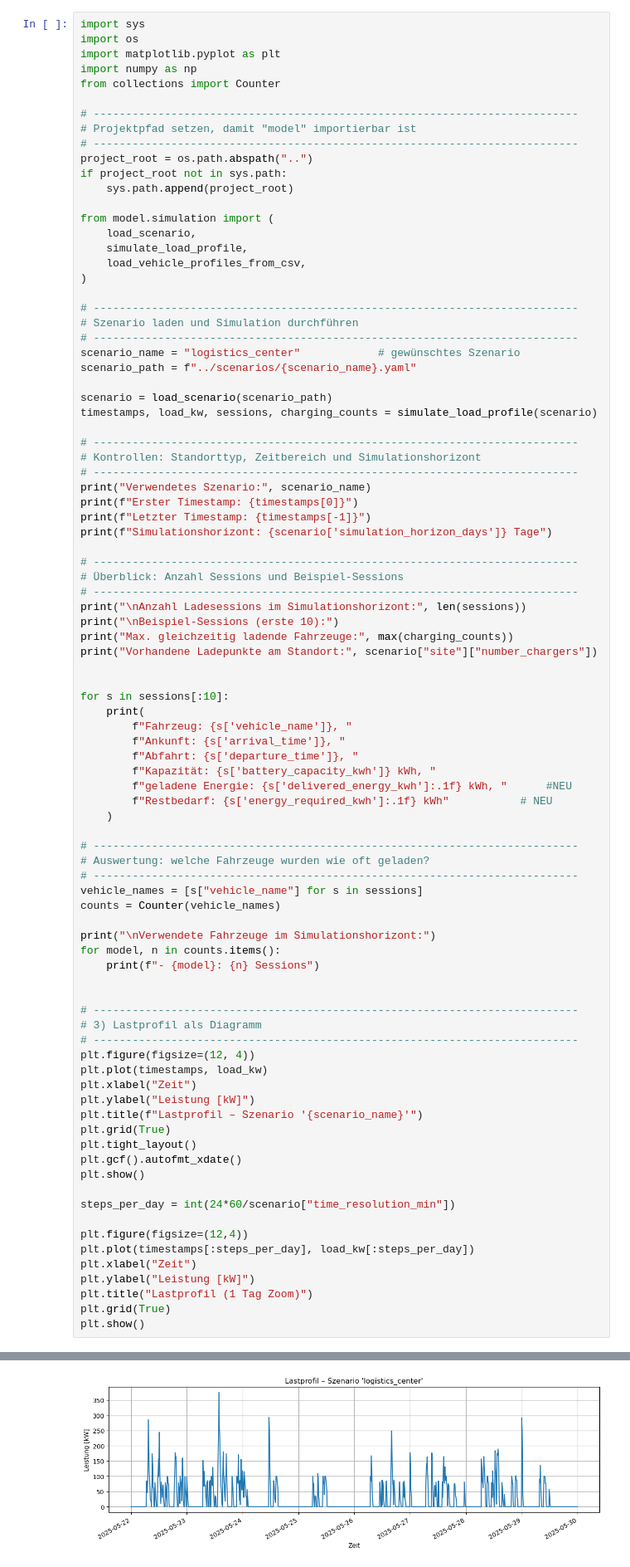
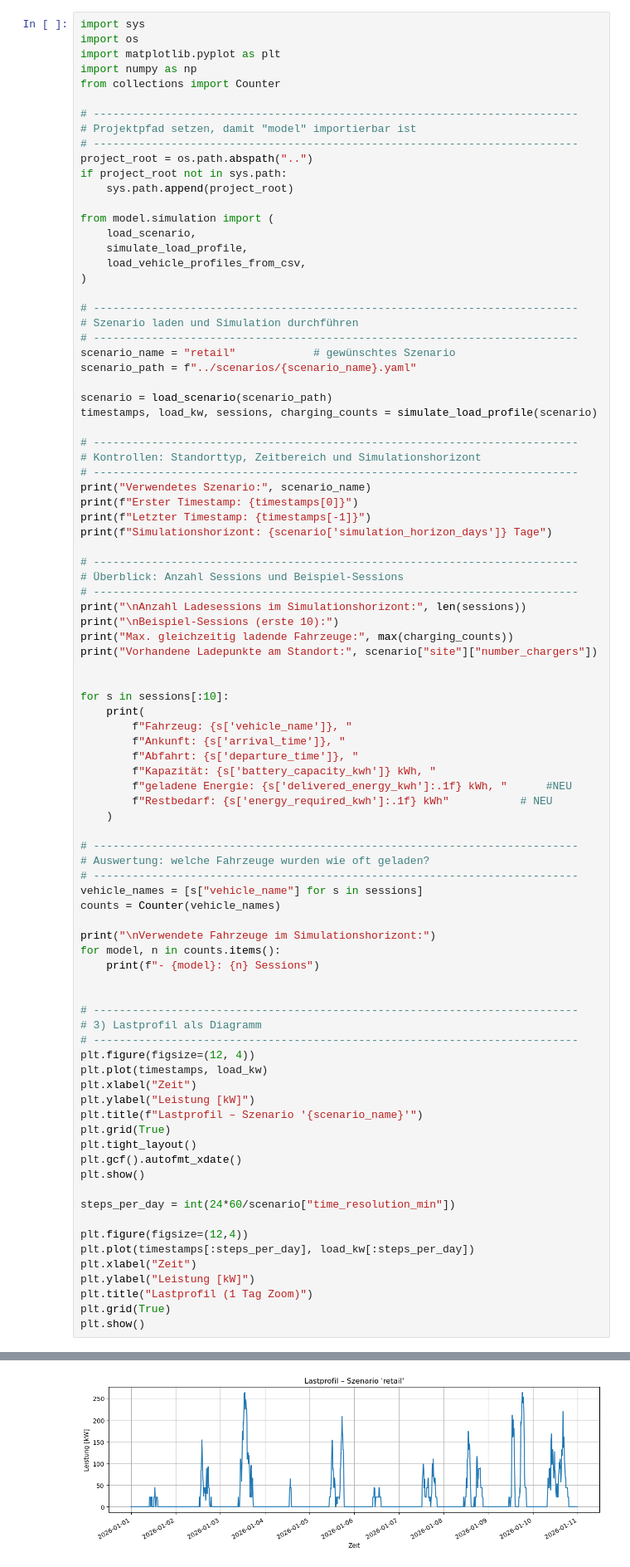
Before and after one commit to AndreG-16/SimLIS, a Jupyter notebook: Notebooks/run_simulation.ipynb, the cells around one changed output, grey strips where cells are left out. Shown at 83% size. Cells and saved outputs as stored; diff of their text form.

```diff
--- a/Notebooks/run_simulation.ipynb
+++ b/Notebooks/run_simulation.ipynb
@@ -21,7 +21,7 @@ from model.simulation import (
 # ---------------------------------------------------------------------------
 # Szenario laden und Simulation durchführen
 # ---------------------------------------------------------------------------
-scenario_name = "logistics_center"            # gewünschtes Szenario
+scenario_name = "retail"            # gewünschtes Szenario
 scenario_path = f"../scenarios/{scenario_name}.yaml"
 
 scenario = load_scenario(scenario_path)
@@ -108 +108 @@ Fahrzeug: ProAce Electric, Ankunft: 2025-05-22 07:08:56.728941, Abfahrt: 2025-05
-[figure, old version]
+[figure, new version]
```
Also changed, not shown: parts of 2 cells of this notebook.
